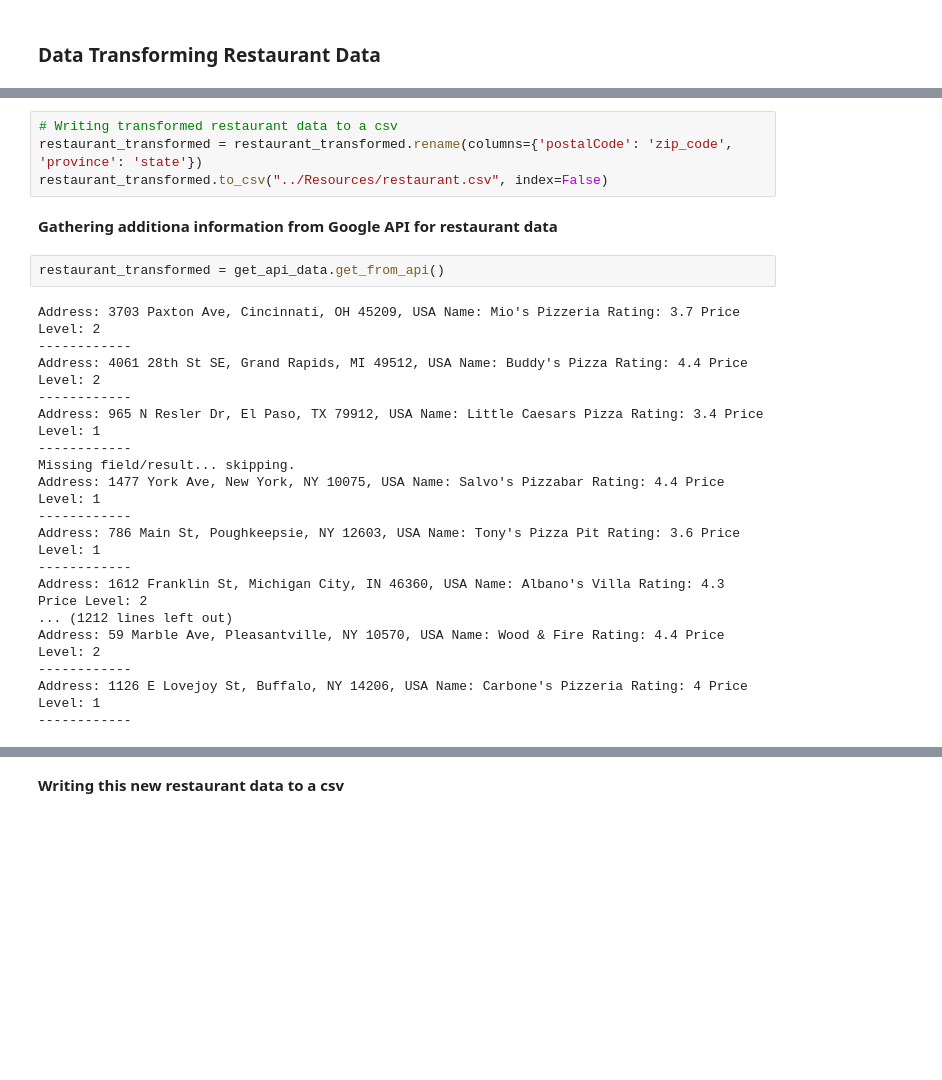
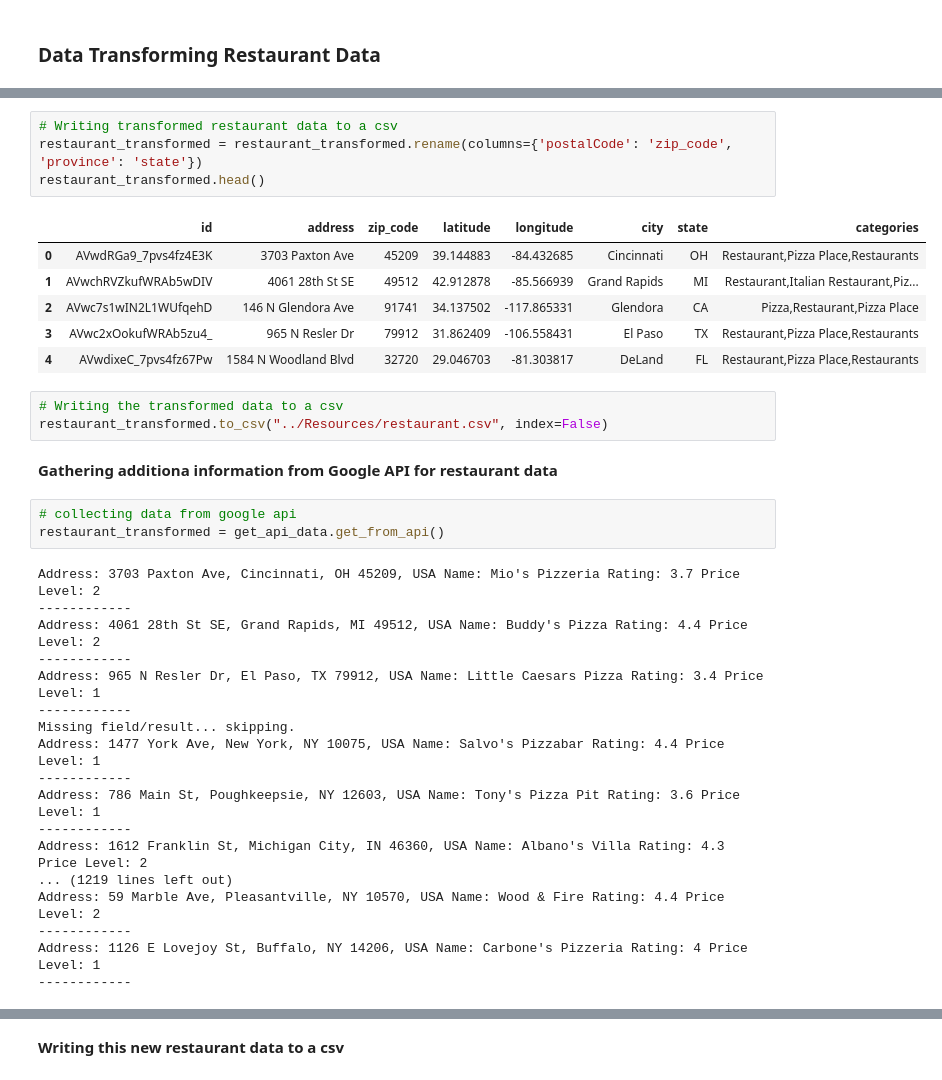
Before and after one commit to ic2019/etl-project, a Jupyter notebook: scripts/etl_data.ipynb, the cells around one changed output, grey strips where cells are left out. Cells and saved outputs as stored; diff of their text form; blank space fills up the shorter version.

```diff
--- a/scripts/etl_data.ipynb
+++ b/scripts/etl_data.ipynb
@@ -227,26 +212,37 @@ restaurant_transformed.head()
 # %%
 # Writing transformed restaurant data to a csv
 restaurant_transformed = restaurant_transformed.rename(columns={'postalCode': 'zip_code', 'province': 'state'})
-restaurant_transformed.to_csv("../Resources/restaurant.csv", index=False)
+restaurant_transformed.head()
+# %% [output]
+|  | id | address | zip_code | latitude | longitude | city | state | categories |
+| 0 | AVwdRGa9_7pvs4fz4E3K | 3703 Paxton Ave | 45209 | 39.144883 | -84.432685 | Cincinnati | OH | Restaurant,Pizza Place,Restaurants |
+| 1 | AVwchRVZkufWRAb5wDIV | 4061 28th St SE | 49512 | 42.912878 | -85.566939 | Grand Rapids | MI | Restaurant,Italian Restaurant,Piz... |
+| 2 | AVwc7s1wIN2L1WUfqehD | 146 N Glendora Ave | 91741 | 34.137502 | -117.865331 | Glendora | CA | Pizza,Restaurant,Pizza Place |
+| 3 | AVwc2xOokufWRAb5zu4_ | 965 N Resler Dr | 79912 | 31.862409 | -106.558431 | El Paso | TX | Restaurant,Pizza Place,Restaurants |
+| 4 | AVwdixeC_7pvs4fz67Pw | 1584 N Woodland Blvd | 32720 | 29.046703 | -81.303817 | DeLand | FL | Restaurant,Pizza Place,Restaurants |
+# %%
+# Writing the transformed data to a csv
+restaurant_transformed.to_csv("../Resources/restaurant.csv", index=False)
 # %% [markdown]
 **Gathering additiona information from Google API for restaurant data**
-# %%
-restaurant_transformed = get_api_data.get_from_api()
-# %% [output]
-Address: 3703 Paxton Ave, Cincinnati, OH 45209, USA Name: Mio's Pizzeria Rating: 3.7 Price Level: 2
-------------
-Address: 4061 28th St SE, Grand Rapids, MI 49512, USA Name: Buddy's Pizza Rating: 4.4 Price Level: 2
-------------
-Address: 965 N Resler Dr, El Paso, TX 79912, USA Name: Little Caesars Pizza Rating: 3.4 Price Level: 1
-------------
-Missing field/result... skipping.
-Address: 1477 York Ave, New York, NY 10075, USA Name: Salvo's Pizzabar Rating: 4.4 Price Level: 1
-------------
-Address: 786 Main St, Poughkeepsie, NY 12603, USA Name: Tony's Pizza Pit Rating: 3.6 Price Level: 1
-------------
-Address: 1612 Franklin St, Michigan City, IN 46360, USA Name: Albano's Villa Rating: 4.3 Price Level: 2
-... (1212 lines left out)
-Address: 59 Marble Ave, Pleasantville, NY 10570, USA Name: Wood & Fire Rating: 4.4 Price Level: 2
-------------
-Address: 1126 E Lovejoy St, Buffalo, NY 14206, USA Name: Carbone's Pizzeria Rating: 4 Price Level: 1
-------------
+# %%
+# collecting data from google api
+restaurant_transformed = get_api_data.get_from_api()
+# %% [output]
+Address: 3703 Paxton Ave, Cincinnati, OH 45209, USA Name: Mio's Pizzeria Rating: 3.7 Price Level: 2
+------------
+Address: 4061 28th St SE, Grand Rapids, MI 49512, USA Name: Buddy's Pizza Rating: 4.4 Price Level: 2
+------------
+Address: 965 N Resler Dr, El Paso, TX 79912, USA Name: Little Caesars Pizza Rating: 3.4 Price Level: 1
+------------
+Missing field/result... skipping.
+Address: 1477 York Ave, New York, NY 10075, USA Name: Salvo's Pizzabar Rating: 4.4 Price Level: 1
+------------
+Address: 786 Main St, Poughkeepsie, NY 12603, USA Name: Tony's Pizza Pit Rating: 3.6 Price Level: 1
+------------
+Address: 1612 Franklin St, Michigan City, IN 46360, USA Name: Albano's Villa Rating: 4.3 Price Level: 2
+... (1219 lines left out)
+Address: 59 Marble Ave, Pleasantville, NY 10570, USA Name: Wood & Fire Rating: 4.4 Price Level: 2
+------------
+Address: 1126 E Lovejoy St, Buffalo, NY 14206, USA Name: Carbone's Pizzeria Rating: 4 Price Level: 1
+------------
```
Also changed, not shown: parts of 25 cells of this notebook, 8 other files.
